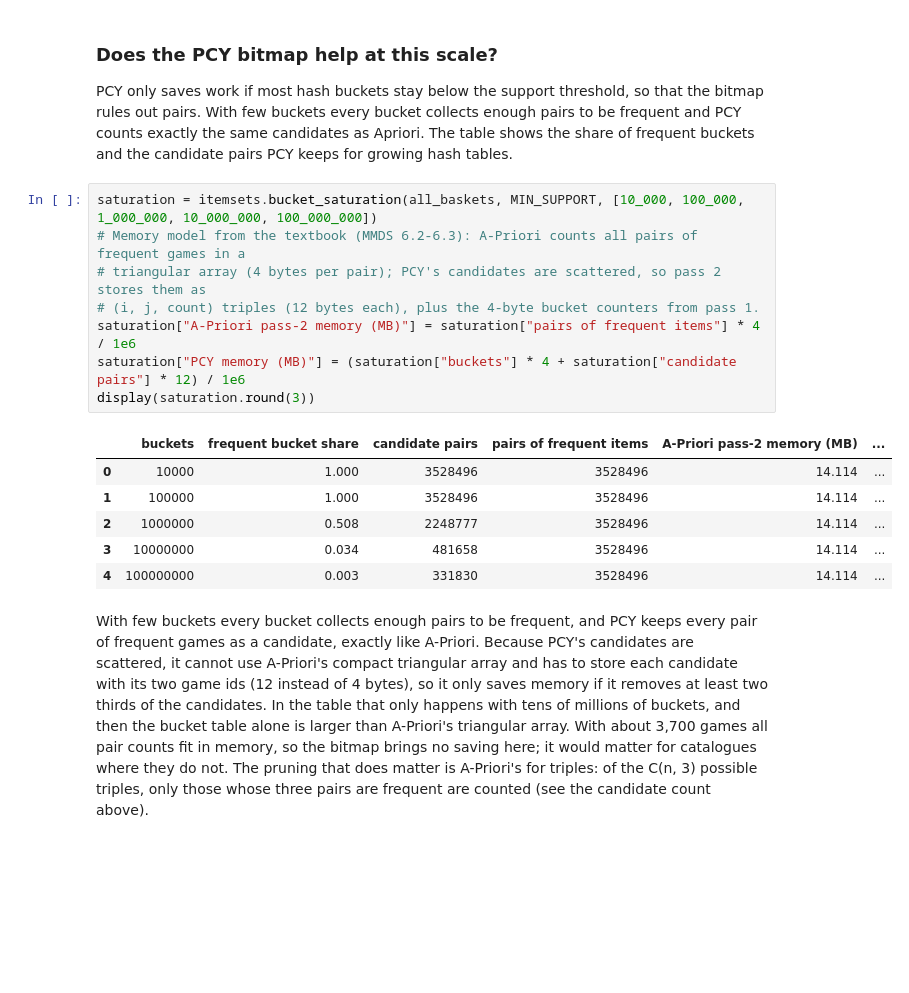
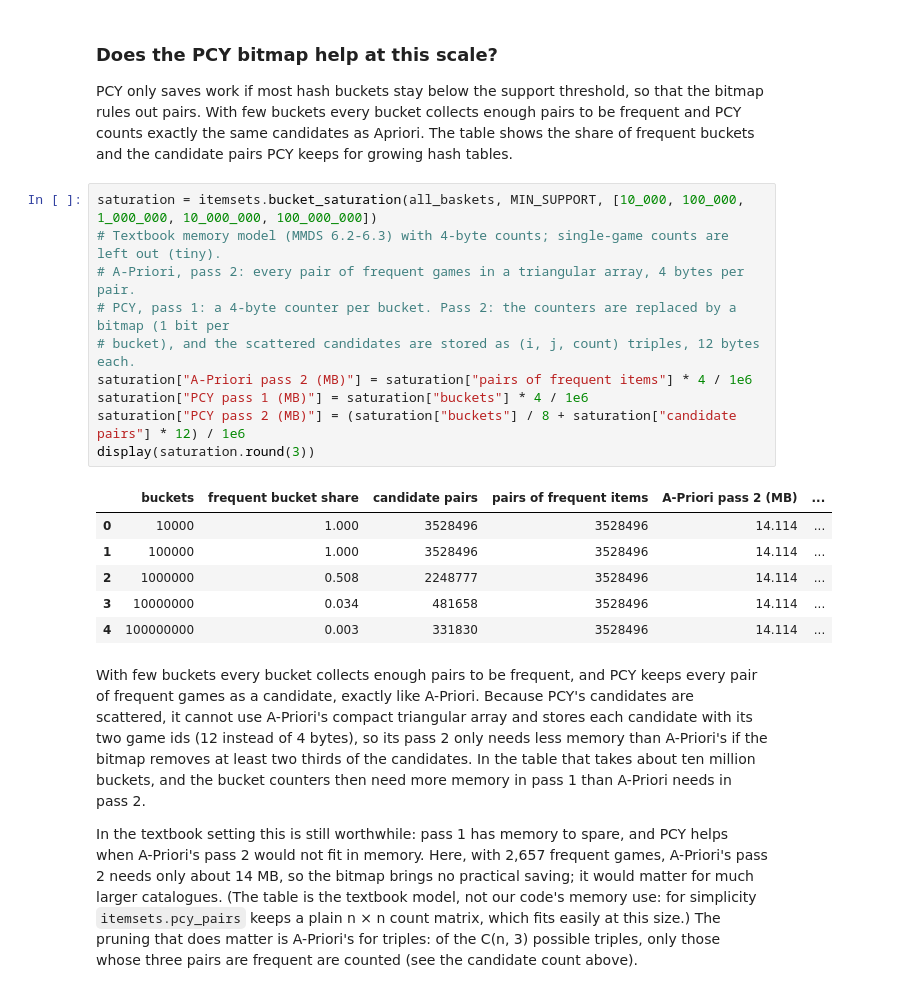
Before and after one commit to sribn/02807-computational-tools-for-data-science, a Jupyter notebook: steam_cleaning.ipynb, the cells around one changed output. Drawn from its saved outputs; the diff is of its cells as text; blank space fills up the shorter version.

```diff
--- a/steam_cleaning.ipynb
+++ b/steam_cleaning.ipynb
@@ -954,18 +954,22 @@ display(pd.DataFrame(
 PCY only saves work if most hash buckets stay below the support threshold, so that the bitmap rules out pairs. With few buckets every bucket collects enough pairs to be frequent and PCY counts exactly the same candidates as Apriori. The table shows the share of frequent buckets and the candidate pairs PCY keeps for growing hash tables.
 # %%
 saturation = itemsets.bucket_saturation(all_baskets, MIN_SUPPORT, [10_000, 100_000, 1_000_000, 10_000_000, 100_000_000])
-# Memory model from the textbook (MMDS 6.2-6.3): A-Priori counts all pairs of frequent games in a
-# triangular array (4 bytes per pair); PCY's candidates are scattered, so pass 2 stores them as
-# (i, j, count) triples (12 bytes each), plus the 4-byte bucket counters from pass 1.
-saturation["A-Priori pass-2 memory (MB)"] = saturation["pairs of frequent items"] * 4 / 1e6
-saturation["PCY memory (MB)"] = (saturation["buckets"] * 4 + saturation["candidate pairs"] * 12) / 1e6
+# Textbook memory model (MMDS 6.2-6.3) with 4-byte counts; single-game counts are left out (tiny).
+# A-Priori, pass 2: every pair of frequent games in a triangular array, 4 bytes per pair.
+# PCY, pass 1: a 4-byte counter per bucket. Pass 2: the counters are replaced by a bitmap (1 bit per
+# bucket), and the scattered candidates are stored as (i, j, count) triples, 12 bytes each.
+saturation["A-Priori pass 2 (MB)"] = saturation["pairs of frequent items"] * 4 / 1e6
+saturation["PCY pass 1 (MB)"] = saturation["buckets"] * 4 / 1e6
+saturation["PCY pass 2 (MB)"] = (saturation["buckets"] / 8 + saturation["candidate pairs"] * 12) / 1e6
 display(saturation.round(3))
 # %% [output]
-|  | buckets | frequent bucket share | candidate pairs | pairs of frequent items | A-Priori pass-2 memory (MB) | ... |
+|  | buckets | frequent bucket share | candidate pairs | pairs of frequent items | A-Priori pass 2 (MB) | ... |
 | 0 | 10000 | 1.000 | 3528496 | 3528496 | 14.114 | ... |
 | 1 | 100000 | 1.000 | 3528496 | 3528496 | 14.114 | ... |
 | 2 | 1000000 | 0.508 | 2248777 | 3528496 | 14.114 | ... |
 | 3 | 10000000 | 0.034 | 481658 | 3528496 | 14.114 | ... |
 | 4 | 100000000 | 0.003 | 331830 | 3528496 | 14.114 | ... |
 # %% [markdown]
-With few buckets every bucket collects enough pairs to be frequent, and PCY keeps every pair of frequent games as a candidate, exactly like A-Priori. Because PCY's candidates are scattered, it cannot use A-Priori's compact triangular array and has to store each candidate with its two game ids (12 instead of 4 bytes), so it only saves memory if it removes at least two thirds of the candidates. In the table that only happens with tens of millions of buckets, and then the bucket table alone is larger than A-Priori's triangular array. With about 3,700 games all pair counts fit in memory, so the bitmap brings no saving here; it would matter for catalogues where they do not. The pruning that does matter is A-Priori's for triples: of the C(n, 3) possible triples, only those whose three pairs are frequent are counted (see the candidate count above).
+With few buckets every bucket collects enough pairs to be frequent, and PCY keeps every pair of frequent games as a candidate, exactly like A-Priori. Because PCY's candidates are scattered, it cannot use A-Priori's compact triangular array and stores each candidate with its two game ids (12 instead of 4 bytes), so its pass 2 only needs less memory than A-Priori's if the bitmap removes at least two thirds of the candidates. In the table that takes about ten million buckets, and the bucket counters then need more memory in pass 1 than A-Priori needs in pass 2.
+
+In the textbook setting this is still worthwhile: pass 1 has memory to spare, and PCY helps when A-Priori's pass 2 would not fit in memory. Here, with 2,657 frequent games, A-Priori's pass 2 needs only about 14 MB, so the bitmap brings no practical saving; it would matter for much larger catalogues. (The table is the textbook model, not our code's memory use: for simplicity `itemsets.pcy_pairs` keeps a plain n × n count matrix, which fits easily at this size.) The pruning that does matter is A-Priori's for triples: of the C(n, 3) possible triples, only those whose three pairs are frequent are counted (see the candidate count above).
```
Also changed, not shown: parts of 2 cells of this notebook.
